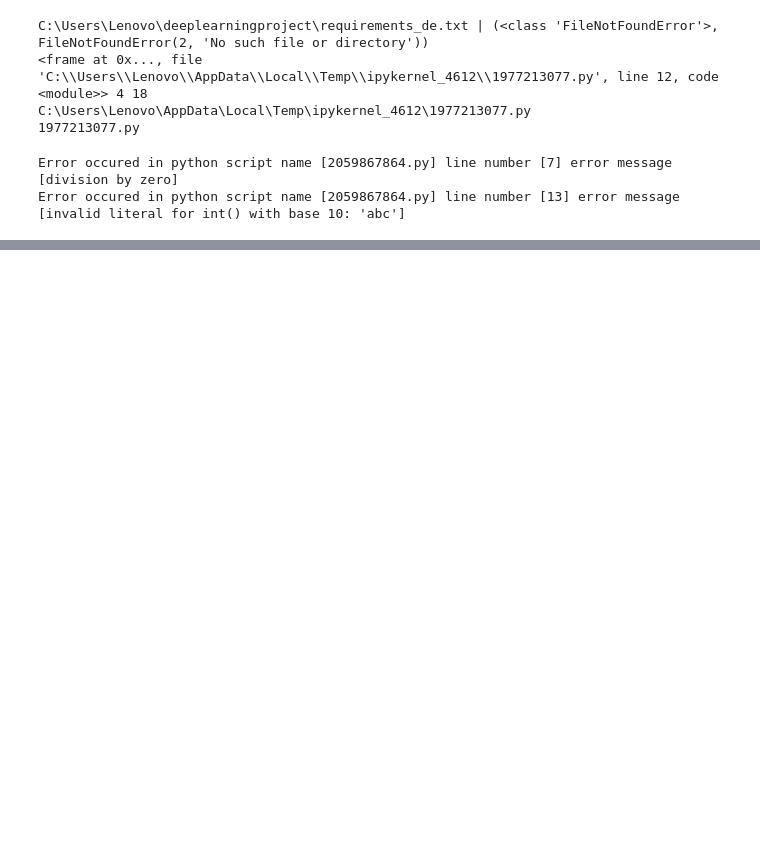
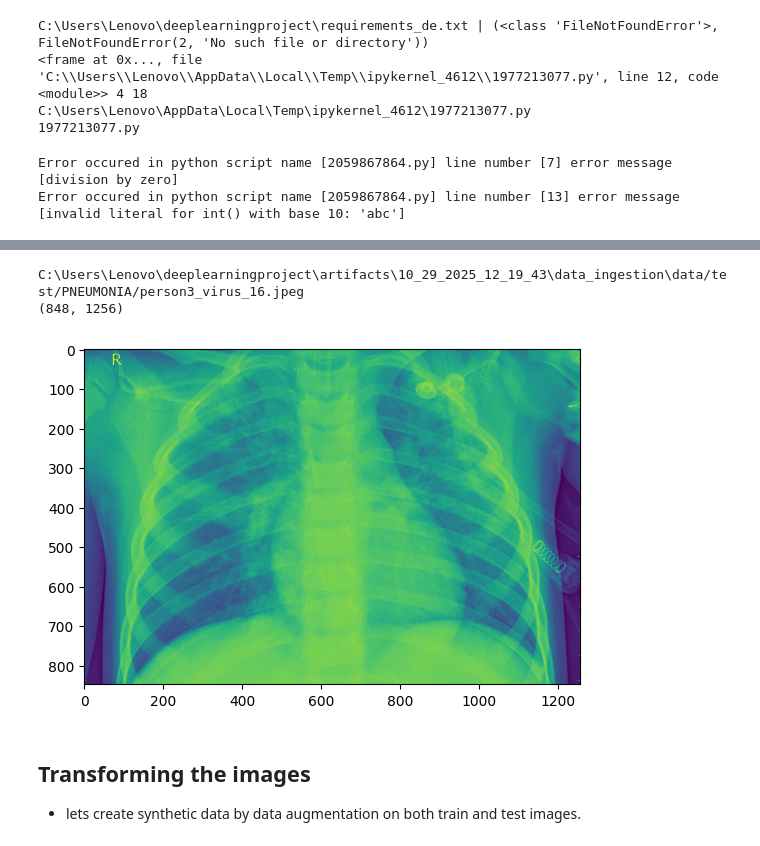
Before and after one commit to galibmulani/deeplearningproject, a Jupyter notebook: experiment/experiment.ipynb, the cells around one changed output, grey strips where cells are left out. Drawn from its saved outputs; the diff is of its cells as text; code cells hidden in the pictures; blank space fills up the shorter version.

```diff
--- a/experiment/experiment.ipynb
+++ b/experiment/experiment.ipynb
@@ -75,0 +242,15 @@ Error occured in python script name [2059867864.py] line number [13] error messa
+# %%
+# test pneumonia lungs
+img = data_path + "/test/PNEUMONIA/"+test_pnemonia_class[np.random.randint(0,len(test_pnemonia_class))]
+print(img)
+print(plt.imread(img).shape)
+img = mpimg.imread(img)
+imgplot = plt.imshow(img)
+plt.show()
+# %% [output]
+C:\Users\Lenovo\deeplearningproject\artifacts\10_29_2025_12_19_43\data_ingestion\data/test/PNEUMONIA/person3_virus_16.jpeg
+(848, 1256)
+[figure, added]
+# %% [markdown]
+## Transforming the images
+- lets create synthetic data by data augmentation on both train and test images.
```
Also changed, not shown: parts of 40 cells of this notebook, 8 other files.
